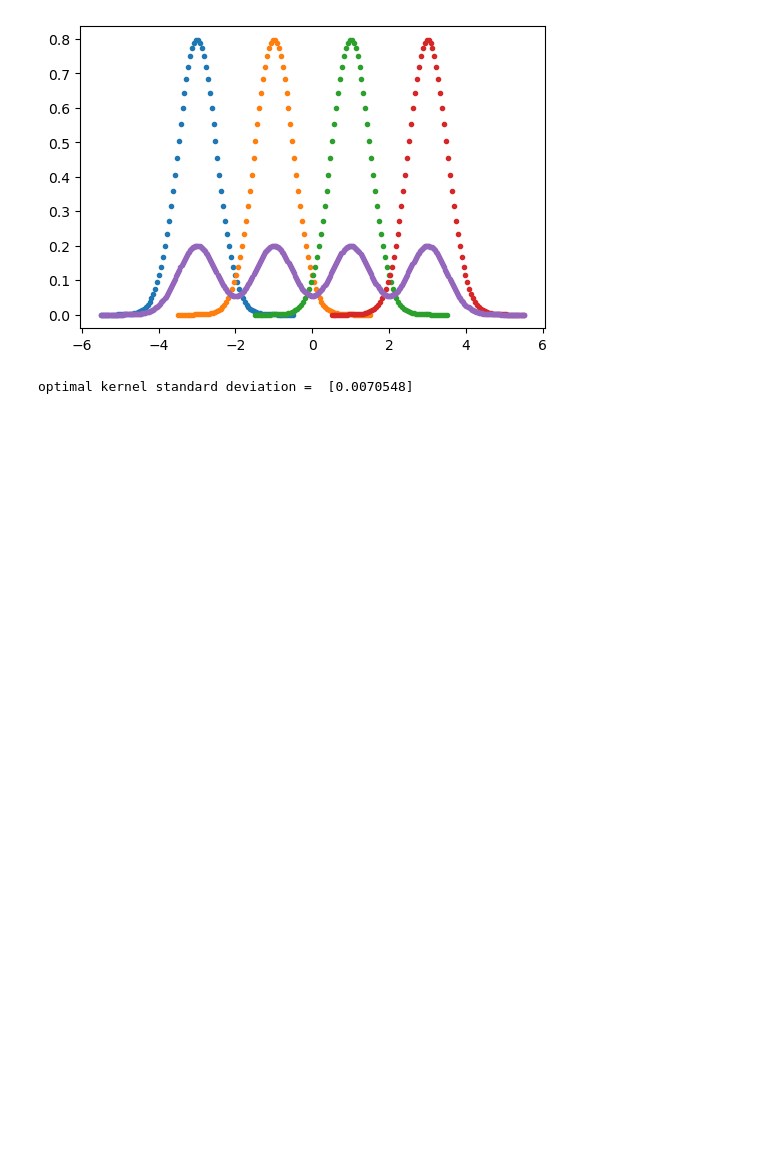
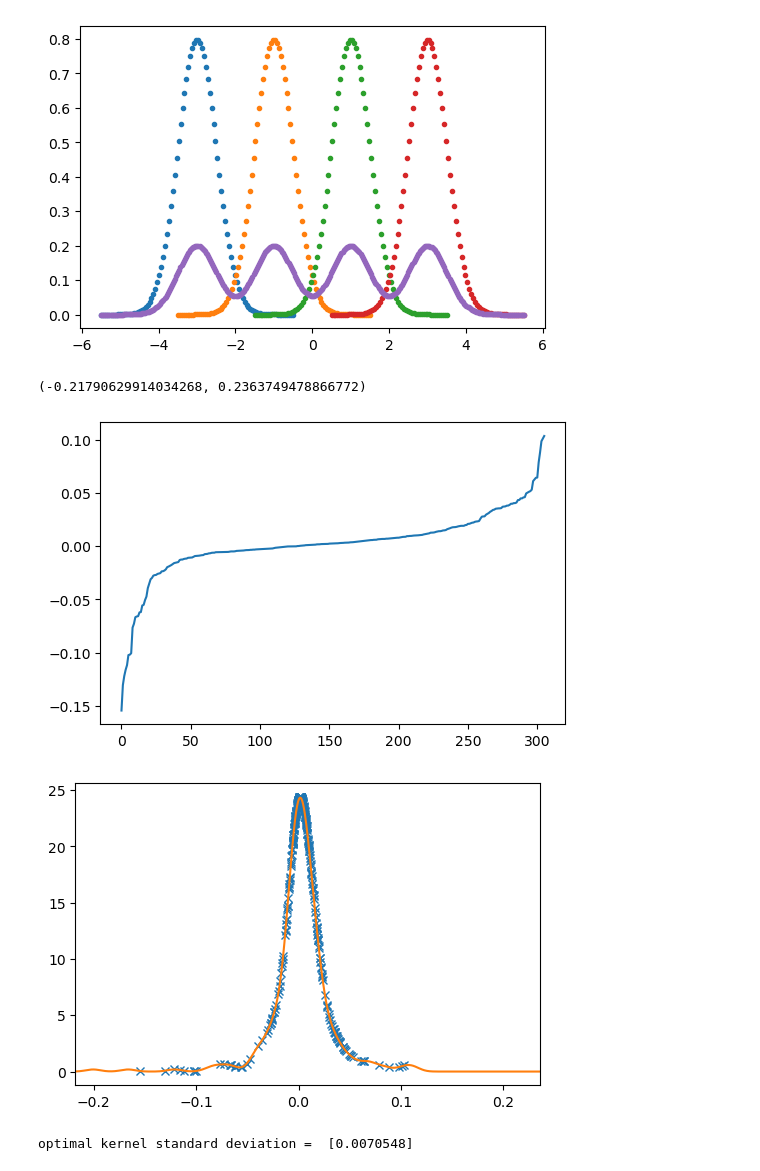
Before and after one commit to Alejandro-Morales/Data-Science-in-Finance, a Jupyter notebook: Kernel_Gaussian.ipynb, the cells around one changed output. Cells and saved outputs as stored; diff of their text form; code cells hidden in the pictures; blank space fills up the shorter version.

```diff
--- a/Kernel_Gaussian.ipynb
+++ b/Kernel_Gaussian.ipynb
@@ -75,6 +79,25 @@ N_T = len(train_set)
 val_set = r[index33:index66] # [Validation set ] second 33% of the data of r
 
 test_set = r[index66:] # [Test set ] third 33% of the data of r
+# %%
+#PRUEBAAAAAAAAAAA
+# ya viste, es como cuando haciamos random numbers, es lo mismo que agarrar un grid pero es mas densa en el centro
+plot54 = plt.figure(54,figsize=(6,4), dpi=100)
+plt.plot(np.sort(val_set, axis=0))
+
+plot1 = plt.figure(1,figsize=(6,4), dpi=100)
+p = sumGaussian(val_set,train_set,.007)
+plt.plot(val_set,p,"x")
+x = np.linspace(min(r)*1.05,max(r)*1.05,1000)
+y = sumGaussian(x, train_set, h_opt)
+#plt.yscale('log')
+plt.plot(x,y)
+plt.xlim([min(x),max(x)]) #Si no restringes limites no se ve bien
+#plt.ylim([1e-2,100])
+# %% [output]
+(-0.21790629914034268, 0.2363749478866772)
+[figure, added]
+[figure, added]
 # %%
 # Maximum likelihood analysis
 
```
Also changed, not shown: parts of 12 cells of this notebook.
